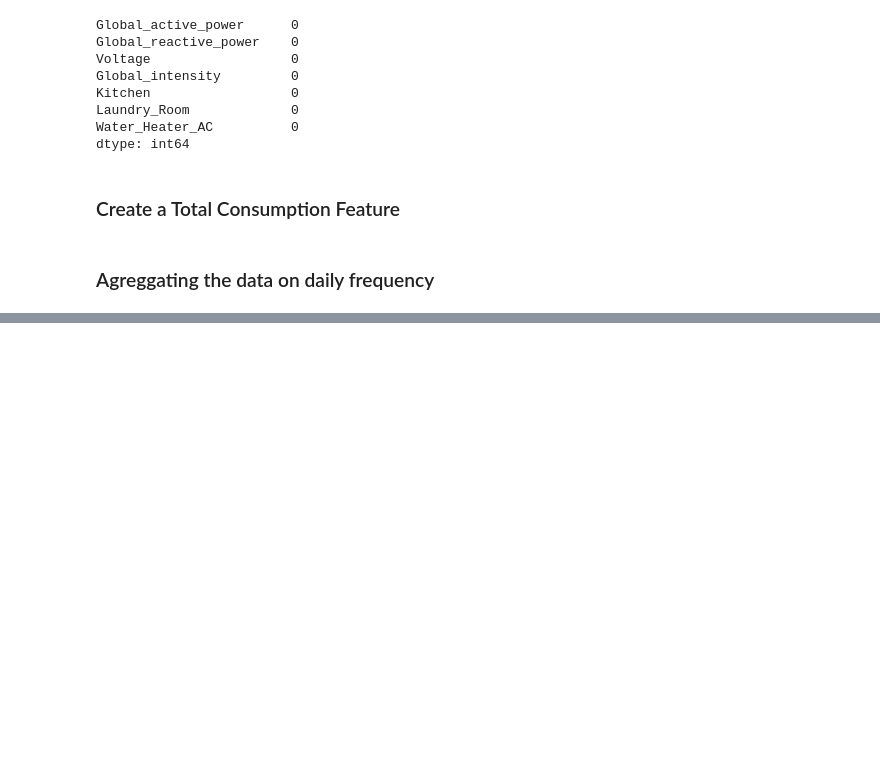
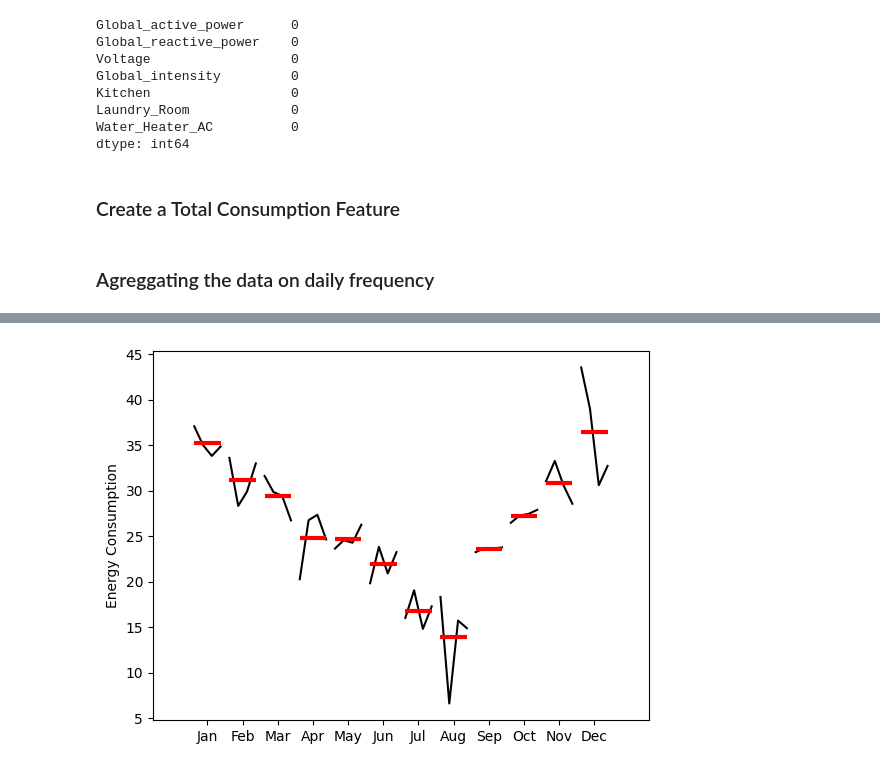
Before and after one commit to mouadsifaw/Electricity-Consumption-Forcast, a Jupyter notebook: notebooks/Feature_Engineering.ipynb, the cells around one changed output, grey strips where cells are left out. Drawn from its saved outputs; the diff is of its cells as text; code cells hidden in the pictures; blank space fills up the shorter version.

```diff
--- a/notebooks/Feature_Engineering.ipynb
+++ b/notebooks/Feature_Engineering.ipynb
@@ -142,0 +103,7 @@ plt.show()
+# %%
+# Plotting the monthly seasonality of the energy consumption
+month_plot(df_daily['y'].resample('M').mean(),
+           ylabel = 'Energy Consumption')
+plt.show()
+# %% [output]
+[figure, added]
```
Also changed, not shown: parts of 32 cells of this notebook, 10 other files.
